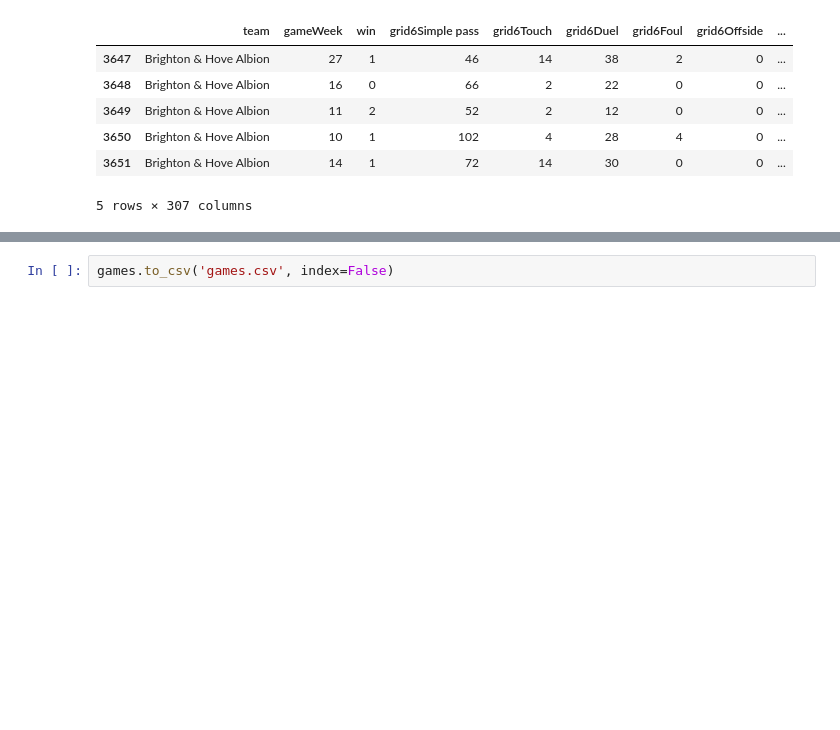
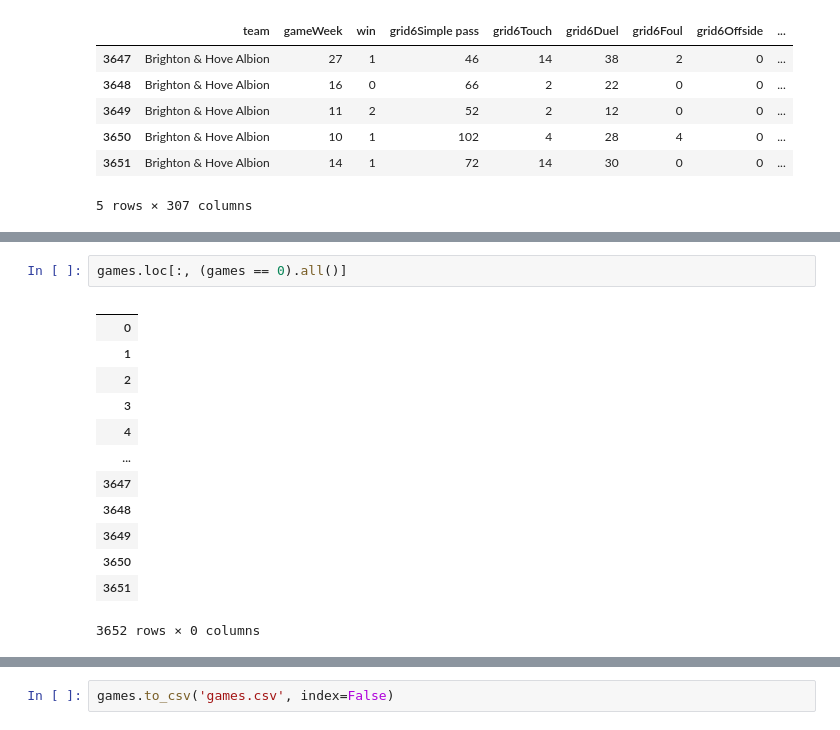
Before and after one commit to estieve/soccer_analysis, a Jupyter notebook: Predictive_Data_Prep.ipynb, the cells around one changed output, grey strips where cells are left out. Drawn from its saved outputs; the diff is of its cells as text; blank space fills up the shorter version.

```diff
--- a/Predictive_Data_Prep.ipynb
+++ b/Predictive_Data_Prep.ipynb
@@ -269,0 +302,16 @@ games.tail()
+# %%
+games.loc[:, (games == 0).all()]
+# %% [output]
+|  |
+| 0 |
+| 1 |
+| 2 |
+| 3 |
+| 4 |
+| ... |
+| 3647 |
+| 3648 |
+| 3649 |
+| 3650 |
+| 3651 |
+3652 rows × 0 columns
```
Also changed, not shown: parts of 6 cells of this notebook.
